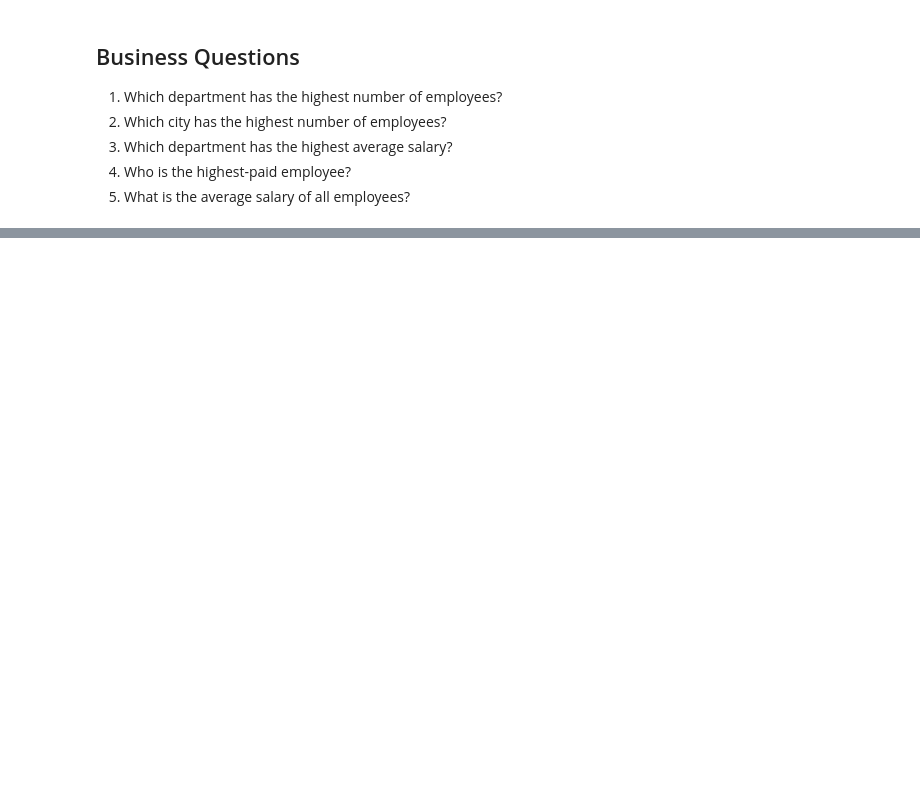
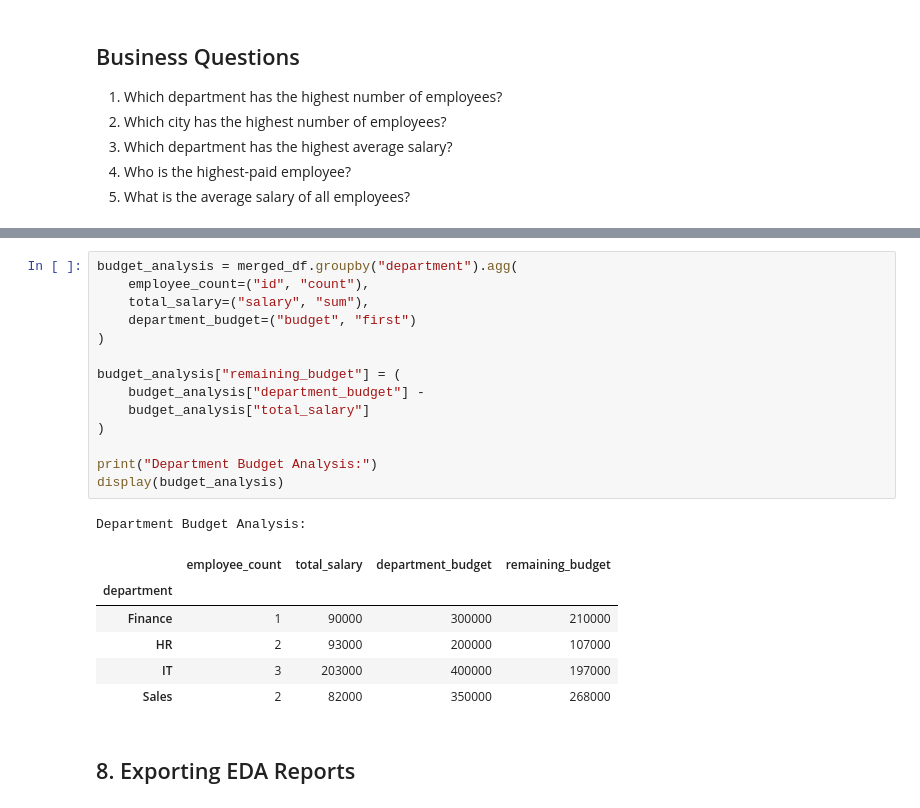
Before and after one commit to barathYoho/employee-data-analysis, a Jupyter notebook: notebooks/employee_analysis.ipynb, the cells around one changed output, grey strips where cells are left out. Saved outputs shown, nothing was run; the diff lists cells and outputs as text; blank space fills up the shorter version.

```diff
--- a/notebooks/employee_analysis.ipynb
+++ b/notebooks/employee_analysis.ipynb
@@ -95,0 +333,24 @@ Dataset Shape: (8, 5)
+# %%
+budget_analysis = merged_df.groupby("department").agg(
+    employee_count=("id", "count"),
+    total_salary=("salary", "sum"),
+    department_budget=("budget", "first")
+)
+
+budget_analysis["remaining_budget"] = (
+    budget_analysis["department_budget"] -
+    budget_analysis["total_salary"]
+)
+
+print("Department Budget Analysis:")
+display(budget_analysis)
+# %% [output]
+Department Budget Analysis:
+|  | employee_count | total_salary | department_budget | remaining_budget |
+| department |  |  |  |  |
+| Finance | 1 | 90000 | 300000 | 210000 |
+| HR | 2 | 93000 | 200000 | 107000 |
+| IT | 3 | 203000 | 400000 | 197000 |
+| Sales | 2 | 82000 | 350000 | 268000 |
+# %% [markdown]
+## 8. Exporting EDA Reports
```
Also changed, not shown: parts of 24 cells of this notebook, 6 other files.
